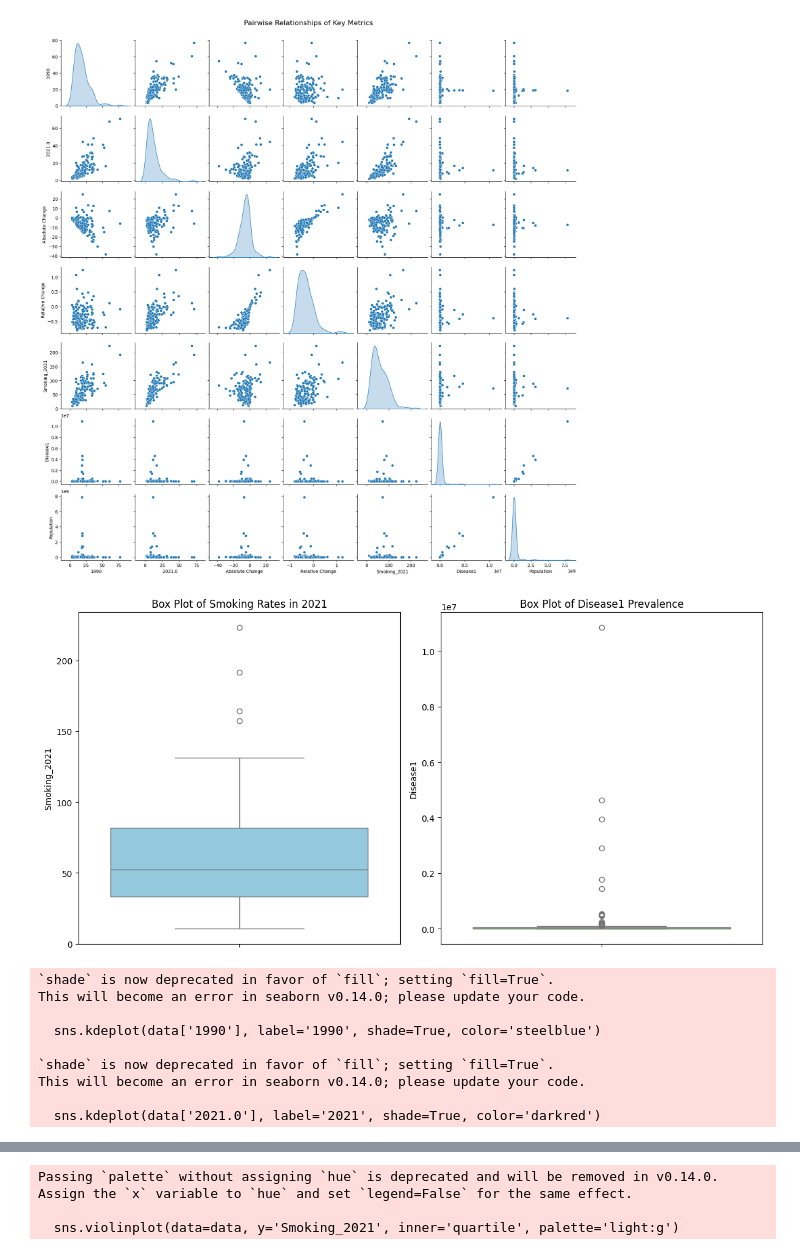
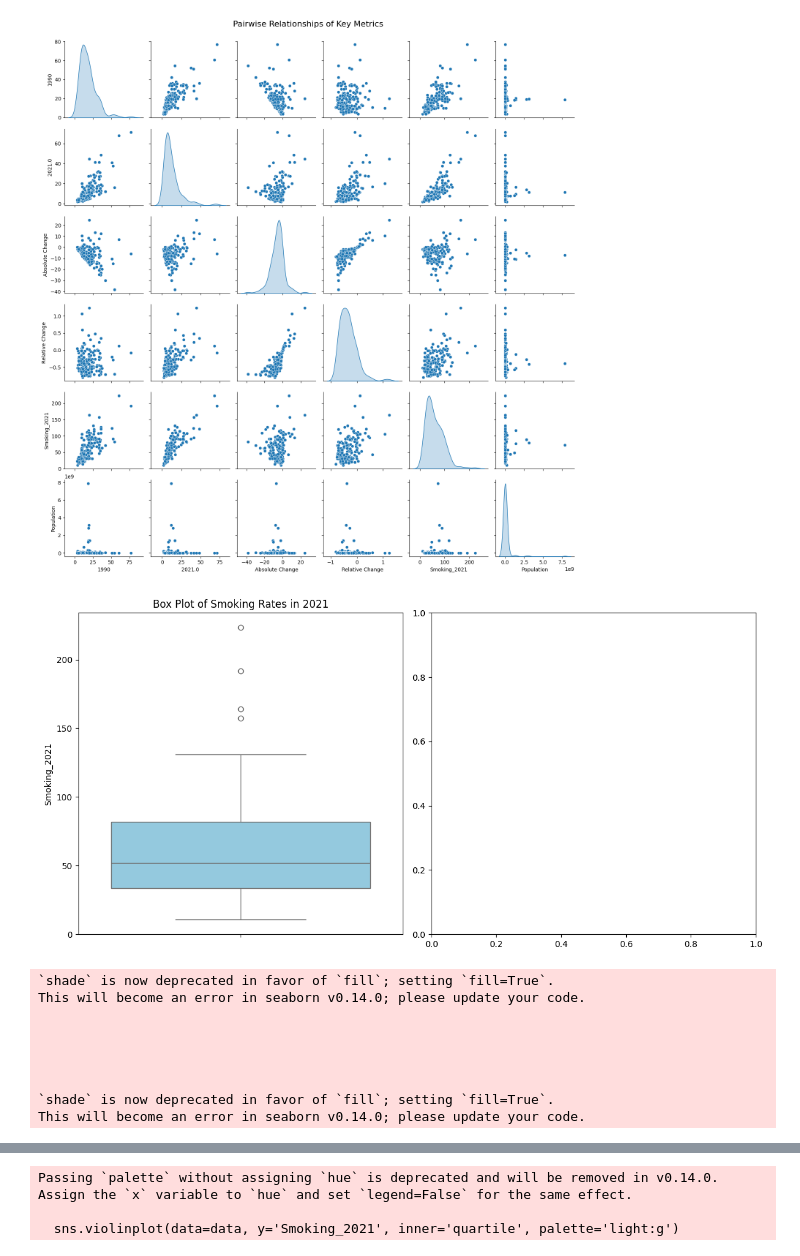
Before and after one commit to Priyanshs-ingh/age_detection_project, a Jupyter notebook: eda_on_merged_data.ipynb, the cells around one changed output, grey strips where cells are left out. Drawn from its saved outputs; the diff is of its cells as text; code cells hidden in the pictures.

```diff
--- a/eda_on_merged_data.ipynb
+++ b/eda_on_merged_data.ipynb
@@ -8,7 +8,7 @@ file_path = 'merged_data.csv'  # Replace with the actual path to your CSV file
 data = pd.read_csv(file_path)
 
 # Selecting a subset of metrics for correlation
-selected_columns = ['1990', '2021.0', 'Absolute Change', 'Relative Change', 'Smoking_2021', 'Disease1', 'Population']
+selected_columns = ['1990', '2021.0', 'Absolute Change', 'Relative Change', 'Smoking_2021', 'Population']
 correlation = data[selected_columns].corr()
 
 # Creating a more aesthetic heatmap
@@ -21,35 +21,35 @@ plt.show()
 # %%
 # Pair Plot for selected variables
 sns.pairplot(data[selected_columns], diag_kind='kde')
 plt.suptitle('Pairwise Relationships of Key Metrics', size=16, y=1.02)
 plt.show()
 
 # Box Plots for Smoking Rates and a Disease metric
 fig, axes = plt.subplots(1, 2, figsize=(12, 6))
 sns.boxplot(y=data['Smoking_2021'], ax=axes[0], color='skyblue')
 axes[0].set_title('Box Plot of Smoking Rates in 2021')
-sns.boxplot(y=data['Disease1'], ax=axes[1], color='lightgreen')
-axes[1].set_title('Box Plot of Disease1 Prevalence')
+
+
 plt.tight_layout()
 plt.show()
 
 # Density Plots for comparisons over years
 fig, ax = plt.subplots(figsize=(8, 6))
 sns.kdeplot(data['1990'], label='1990', shade=True, color='steelblue')
 sns.kdeplot(data['2021.0'], label='2021', shade=True, color='darkred')
 plt.title('Density Plot of Health Metrics Across Years')
 plt.legend()
 plt.show()
 # %% [output]
-[figure, old version]
+[figure, new version]
-[figure, old version]
+[figure, new version]
 `shade` is now deprecated in favor of `fill`; setting `fill=True`.
 This will become an error in seaborn v0.14.0; please update your code.
 
-  sns.kdeplot(data['1990'], label='1990', shade=True, color='steelblue')
+
+
+
 
 `shade` is now deprecated in favor of `fill`; setting `fill=True`.
 This will become an error in seaborn v0.14.0; please update your code.
-
-  sns.kdeplot(data['2021.0'], label='2021', shade=True, color='darkred')
 [figure]
```
Also changed, not shown: parts of 8 cells of this notebook, 19 other files.
